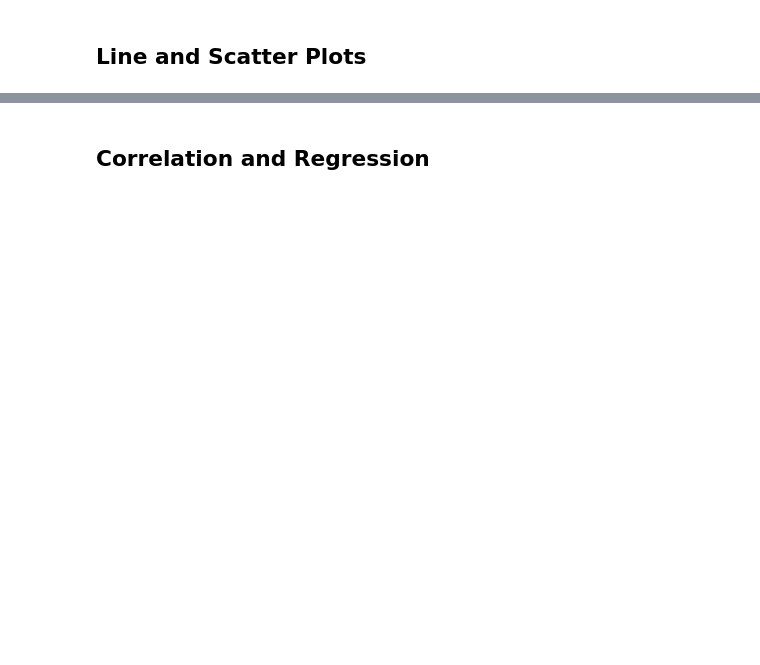
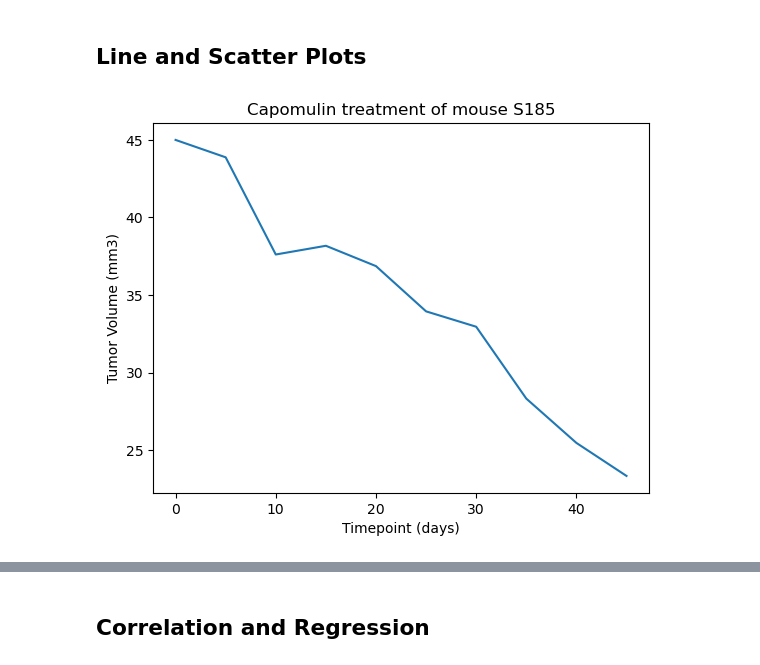
Before and after one commit to Allan-CM/Pymaceuticals, a Jupyter notebook: main.ipynb, the cells around one changed output, grey strips where cells are left out. Saved outputs shown, nothing was run; the diff lists cells and outputs as text; code cells hidden in the pictures; blank space fills up the shorter version.

```diff
--- a/main.ipynb
+++ b/main.ipynb
@@ -233,2 +278,17 @@ plt.show()
+# %%
+# Generate a line plot of tumor volume vs. time point for a single mouse treated with Capomulin
+#Looked at dataset to determine which mice was treated with this drug and s185 was one of them
+time_point = combine_results_reduced.loc[combine_results_reduced['Mouse ID'] == 's185']['Timepoint']
+tumor_volume = combine_results_reduced.loc[combine_results_reduced['Mouse ID'] == 's185']['Tumor Volume (mm3)']
+
+#Plot scatter plot
+plt.plot(time_point, tumor_volume)
+#Setting plot labels
+plt.xlabel('Timepoint (days)')
+plt.ylabel('Tumor Volume (mm3)')
+plt.title('Capomulin treatment of mouse S185')
+plt.show()
+# %% [output]
+[figure, added]
 # %%
 # Generate a scatter plot of mouse weight vs. the average observed tumor volume for the entire Capomulin regimen
```
Also changed, not shown: parts of 6 cells of this notebook.
